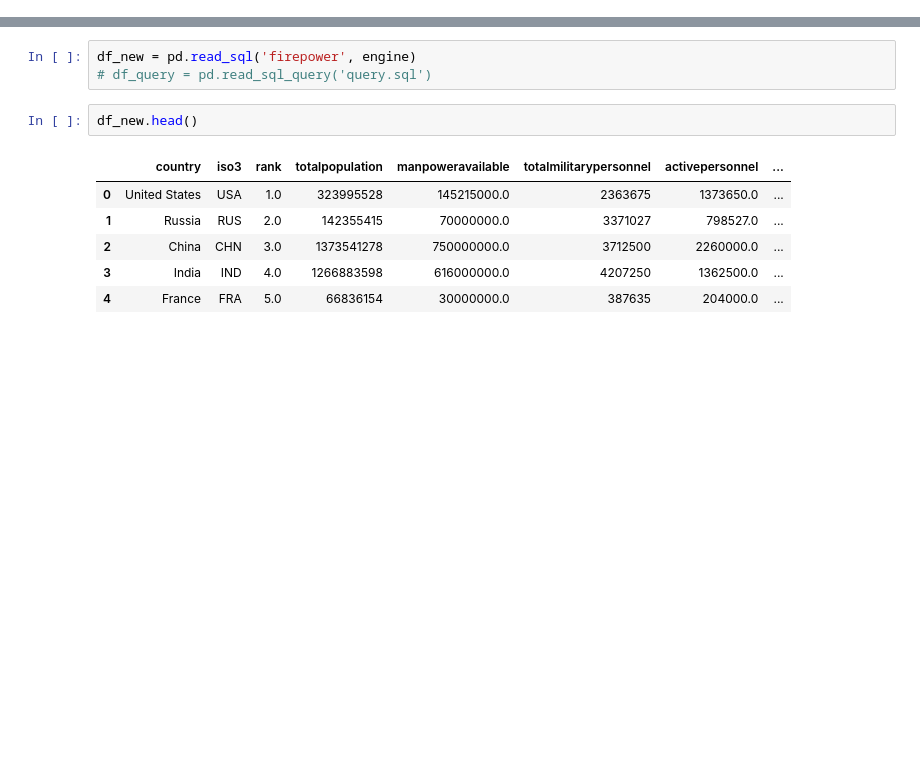
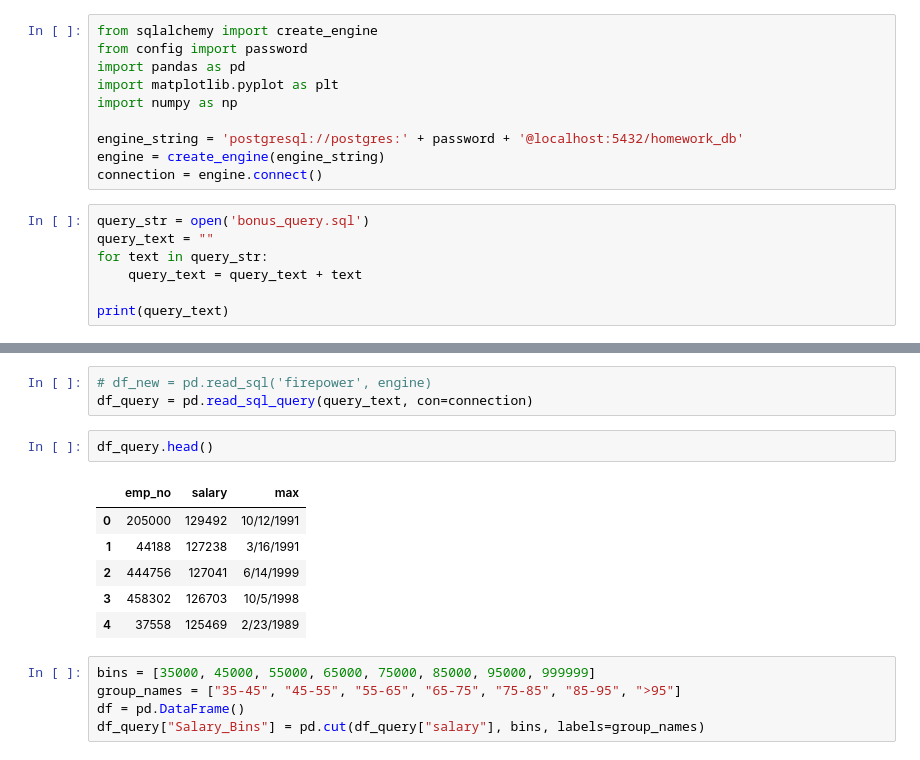
Before and after one commit to DutchDS/SQL-Challenge, a Jupyter notebook: EmployeeSQL/SQL_Bonus.ipynb, the cells around one changed output, grey strips where cells are left out. Drawn from its saved outputs; the diff is of its cells as text; blank space fills up the shorter version.

```diff
--- a/EmployeeSQL/SQL_Bonus.ipynb
+++ b/EmployeeSQL/SQL_Bonus.ipynb
@@ -6,0 +1,17 @@ import pandas as pd
+# %%
+from sqlalchemy import create_engine
+from config import password
+import pandas as pd
+import matplotlib.pyplot as plt
+import numpy as np
+
+engine_string = 'postgresql://postgres:' + password + '@localhost:5432/homework_db'
+engine = create_engine(engine_string)
+connection = engine.connect()
+# %%
+query_str = open('bonus_query.sql')
+query_text = ""
+for text in query_str:
+    query_text = query_text + text
+
+print(query_text)
@@ -7,12 +27,17 @@ import pandas as pd
 # %%
-df_new = pd.read_sql('firepower', engine)
-# df_query = pd.read_sql_query('query.sql')
+# df_new = pd.read_sql('firepower', engine)
+df_query = pd.read_sql_query(query_text, con=connection)
 # %%
-df_new.head()
+df_query.head()
 # %% [output]
-|  | country | iso3 | rank | totalpopulation | manpoweravailable | totalmilitarypersonnel | activepersonnel | ... |
-| 0 | United States | USA | 1.0 | 323995528 | 145215000.0 | 2363675 | 1373650.0 | ... |
-| 1 | Russia | RUS | 2.0 | 142355415 | 70000000.0 | 3371027 | 798527.0 | ... |
-| 2 | China | CHN | 3.0 | 1373541278 | 750000000.0 | 3712500 | 2260000.0 | ... |
-| 3 | India | IND | 4.0 | 1266883598 | 616000000.0 | 4207250 | 1362500.0 | ... |
-| 4 | France | FRA | 5.0 | 66836154 | 30000000.0 | 387635 | 204000.0 | ... |
+|  | emp_no | salary | max |
+| 0 | 205000 | 129492 | 10/12/1991 |
+| 1 | 44188 | 127238 | 3/16/1991 |
+| 2 | 444756 | 127041 | 6/14/1999 |
+| 3 | 458302 | 126703 | 10/5/1998 |
+| 4 | 37558 | 125469 | 2/23/1989 |
+# %%
+bins = [35000, 45000, 55000, 65000, 75000, 85000, 95000, 999999]
+group_names = ["35-45", "45-55", "55-65", "65-75", "75-85", "85-95", ">95"]
+df = pd.DataFrame()
+df_query["Salary_Bins"] = pd.cut(df_query["salary"], bins, labels=group_names)
```
Also changed, not shown: parts of 13 cells of this notebook, 6 other files.
